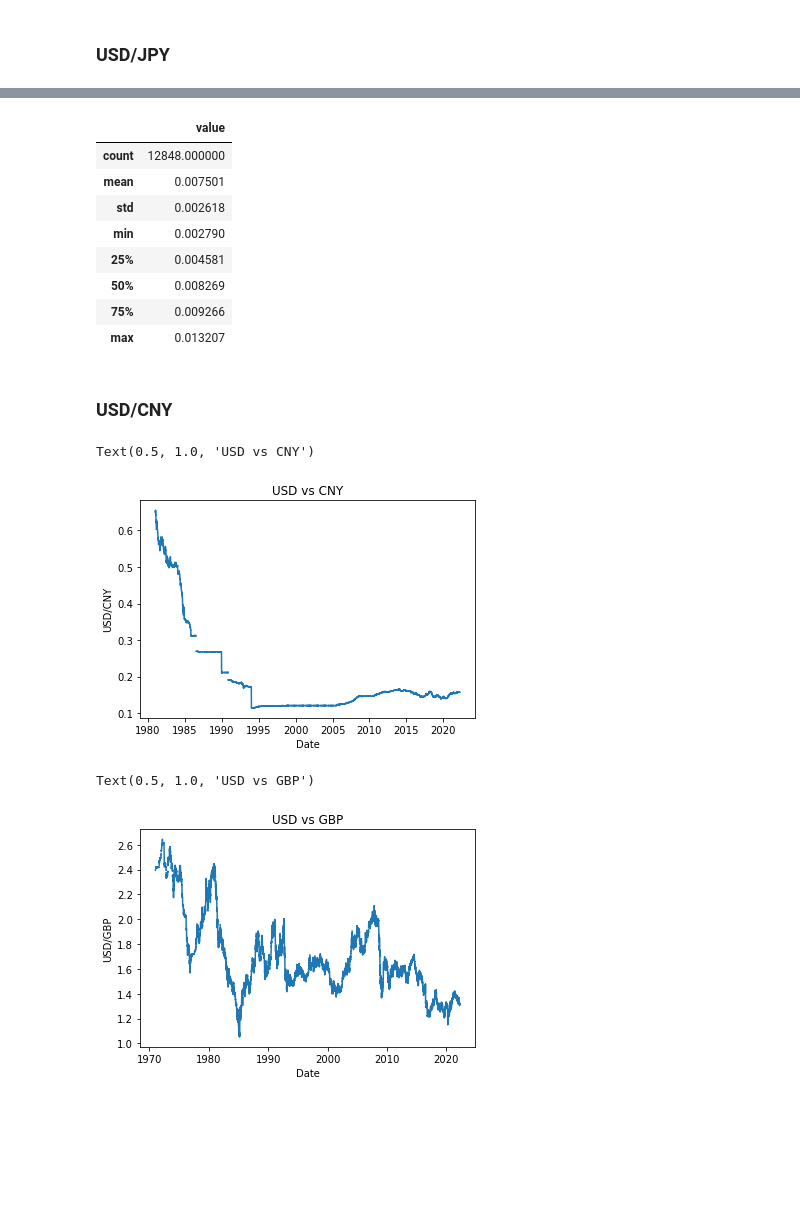
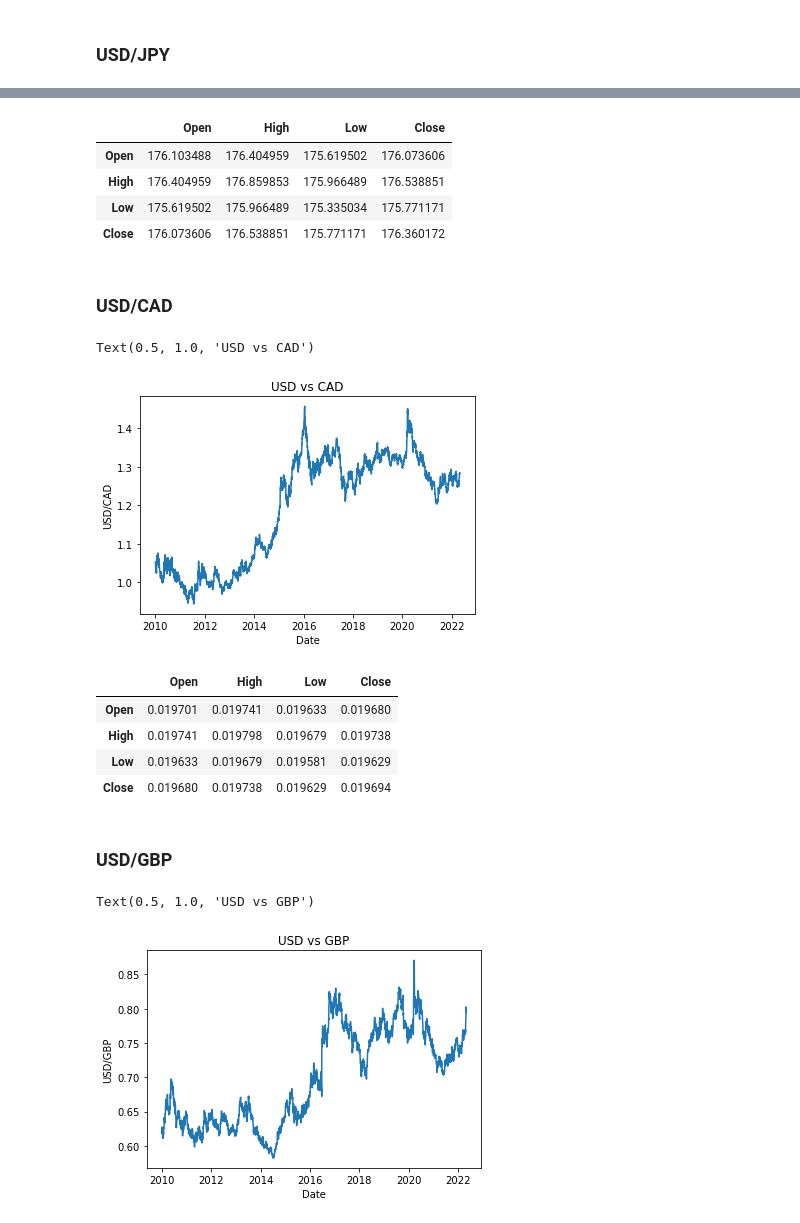
Before and after one commit to veryveryspooky/foreign_exchange_prediction, a Jupyter notebook: main.ipynb, the cells around one changed output, grey strips where cells are left out. Drawn from its saved outputs; the diff is of its cells as text; code cells hidden in the pictures; blank space fills up the shorter version.

```diff
--- a/main.ipynb
+++ b/main.ipynb
@@ -17,3 +9,8 @@ usd_gbp = pd.DataFrame(fred.get_series('DEXUSUK')).reset_index().rename(columns=
+# %%
+usd_jpy = pd.read_excel('ExchangeRates.xlsx', sheet_name='usd-jpy')
+usd_gbp = pd.read_excel('ExchangeRates.xlsx', sheet_name='usd-gbp')
+usd_sgd = pd.read_excel('ExchangeRates.xlsx', sheet_name='usd-sgd')
+usd_cad = pd.read_excel('ExchangeRates.xlsx', sheet_name='usd-cad')
 # %% [markdown]
 ## Data explore
 # %% [markdown]
@@ -51,30 +44,36 @@ Text(0.5, 1.0, 'USD vs JPY')
 # %%
-usd_jpy.describe()
+usd_jpy.cov()
 # %% [output]
-|  | value |
-| count | 12848.000000 |
-| mean | 0.007501 |
-| std | 0.002618 |
-| min | 0.002790 |
-| 25% | 0.004581 |
-| 50% | 0.008269 |
-| 75% | 0.009266 |
-| max | 0.013207 |
+|  | Open | High | Low | Close |
+| Open | 176.103488 | 176.404959 | 175.619502 | 176.073606 |
+| High | 176.404959 | 176.859853 | 175.966489 | 176.538851 |
+| Low | 175.619502 | 175.966489 | 175.335034 | 175.771171 |
+| Close | 176.073606 | 176.538851 | 175.771171 | 176.360172 |
 # %% [markdown]
-### USD/CNY
+### USD/CAD
 # %%
-plt.plot(usd_cny['Date'], usd_cny['value'])
+plt.plot(usd_cad['Date'], usd_cad['Close'])
 plt.xlabel('Date')
-plt.ylabel('USD/CNY')
-plt.title('USD vs CNY')
+plt.ylabel('USD/CAD')
+plt.title('USD vs CAD')
 # %% [output]
-Text(0.5, 1.0, 'USD vs CNY')
+Text(0.5, 1.0, 'USD vs CAD')
-[figure, old version]
+[figure, new version]
+# %%
+usd_cad.cov()
+# %% [output]
+|  | Open | High | Low | Close |
+| Open | 0.019701 | 0.019741 | 0.019633 | 0.019680 |
+| High | 0.019741 | 0.019798 | 0.019679 | 0.019738 |
+| Low | 0.019633 | 0.019679 | 0.019581 | 0.019629 |
+| Close | 0.019680 | 0.019738 | 0.019629 | 0.019694 |
+# %% [markdown]
+### USD/GBP
 # %%
-plt.plot(usd_gbp['Date'], usd_gbp['value'])
+plt.plot(usd_gbp['Date'], usd_gbp['Close'])
 plt.xlabel('Date')
 plt.ylabel('USD/GBP')
 plt.title('USD vs GBP')
 # %% [output]
 Text(0.5, 1.0, 'USD vs GBP')
-[figure, old version]
+[figure, new version]
```
Also changed, not shown: parts of 11 cells of this notebook, 6 other files.
